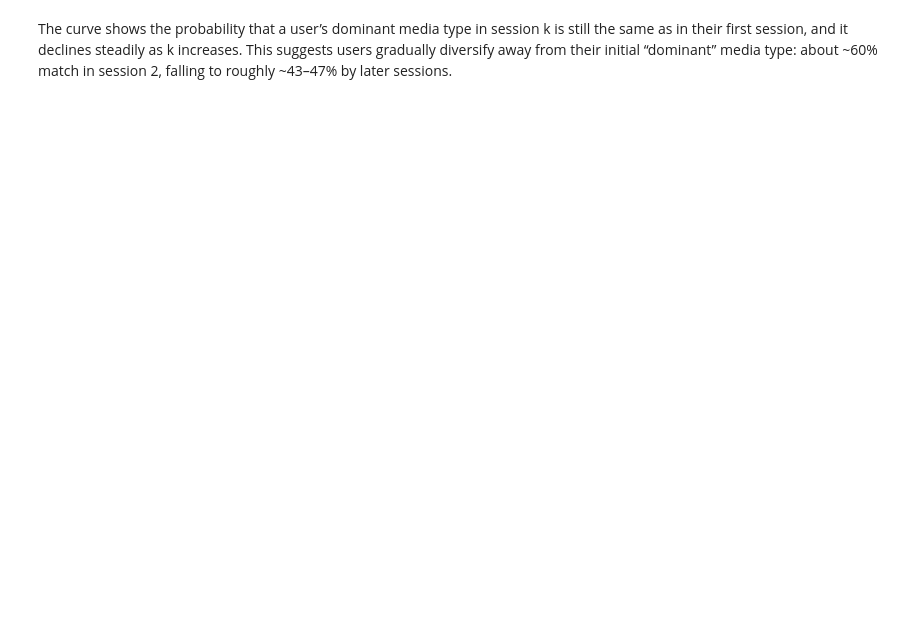
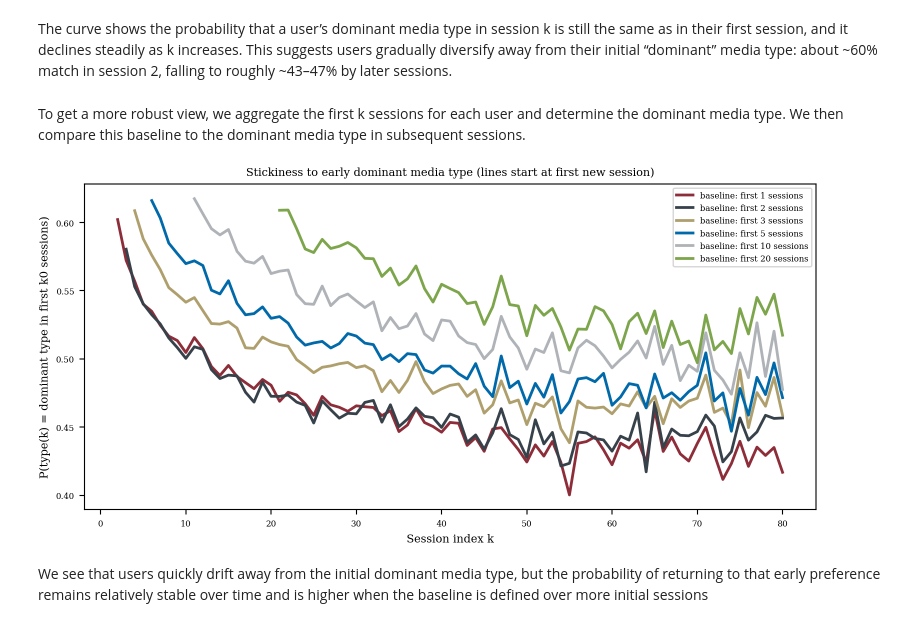
Before and after one commit to RobinAllgeier/Data_Literacy, a Jupyter notebook: exp/04_14_eda_user_behavior_in_categories.ipynb, the cells around one changed output. Drawn from its saved outputs; the diff is of its cells as text; code cells hidden in the pictures; blank space fills up the shorter version.

```diff
--- a/exp/04_14_eda_user_behavior_in_categories.ipynb
+++ b/exp/04_14_eda_user_behavior_in_categories.ipynb
@@ -356,2 +356,73 @@ plt.show()
 # %% [markdown]
 The curve shows the probability that a user’s dominant media type in session k is still the same as in their first session, and it declines steadily as k increases. This suggests users gradually diversify away from their initial “dominant” media type: about ~60% match in session 2, falling to roughly ~43–47% by later sessions.
+# %% [markdown]
+To get a more robust view, we aggregate the first k sessions for each user and determine the dominant media type. We then compare this baseline to the dominant media type in subsequent sessions.
+# %%
+K_SESSIONS_LIST = [1, 2, 3, 5, 10, 20]
+MIN_OBS = 1000
+
+curves = {}
+
+for k0 in K_SESSIONS_LIST:
+    base = session_top[session_top["session_index"] <= k0].copy()
+
+    type_k0 = (
+        base.groupby([USER_ID_COL, DOMINANT_COL])
+        .size()
+        .rename("n")
+        .reset_index()
+        .sort_values([USER_ID_COL, "n"], ascending=[True, False])
+        .drop_duplicates(USER_ID_COL)
+        .set_index(USER_ID_COL)[DOMINANT_COL]
+        .rename(f"type_first_{k0}")
+    )
+
+    tmp = session_top.join(type_k0, on=USER_ID_COL)
+    tmp[f"same_as_first_{k0}"] = (tmp[DOMINANT_COL] == tmp[f"type_first_{k0}"])
+
+    curve_k0 = (
+        tmp.groupby("session_index")[f"same_as_first_{k0}"]
+        .agg(rate="mean", n_obs="size")
+        .reset_index()
+    )
+
+    curve_k0 = curve_k0[curve_k0["session_index"] >= 2].copy()
+    curve_k0 = curve_k0[curve_k0["n_obs"] >= MIN_OBS].copy()
+
+    curve_k0 = curve_k0[curve_k0["session_index"] >= (k0 + 1)].copy()
+
+    curves[k0] = curve_k0
+
+# plt.figure(figsize=(8,4))
+# for k0 in K_SESSIONS_LIST:
+#     c = curves[k0]
+#     if c.empty:
+#         continue
+#     x = c["session_index"] - k0
+#     plt.plot(x, c["rate"], linewidth=2, label=f"baseline: first {k0} sessions")
+#
+# plt.xlabel("Sessions after baseline window")
+# plt.ylabel(f"P(type(k) = dominant {CATEGORY_COL} in first k0 sessions)")
+# plt.title(f"Stickiness to early dominant {CATEGORY_COL} (aligned at first new session)")
+# plt.legend()
+# plt.tight_layout()
+# plt.show()
+
+# Plot all curves
+plt.figure(figsize=(8,4))
+for k0 in K_SESSIONS_LIST:
+    c = curves[k0]
+    if c.empty:
+        continue
+    plt.plot(c["session_index"], c["rate"], linewidth=2, label=f"baseline: first {k0} sessions")
+
+plt.xlabel("Session index k")
+plt.ylabel("P(type(k) = dominant type in first k0 sessions)")
+plt.title("Stickiness to early dominant media type (lines start at first new session)")
+plt.legend()
+plt.tight_layout()
+plt.show()
+# %% [output]
+[figure, added]
+# %% [markdown]
+We see that users quickly drift away from the initial dominant media type, but the probability of returning to that early preference remains relatively stable over time and is higher when the baseline is defined over more initial sessions
```
Also changed, not shown: parts of 7 cells of this notebook.
